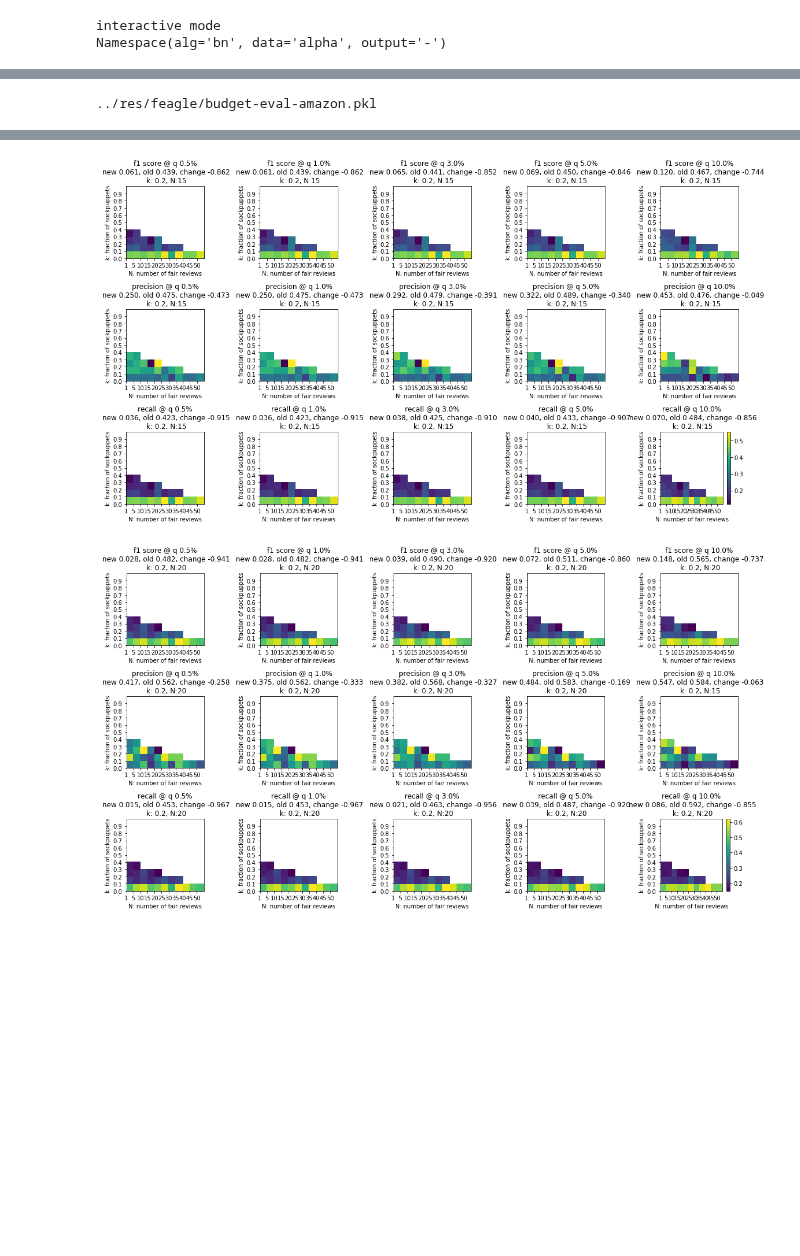
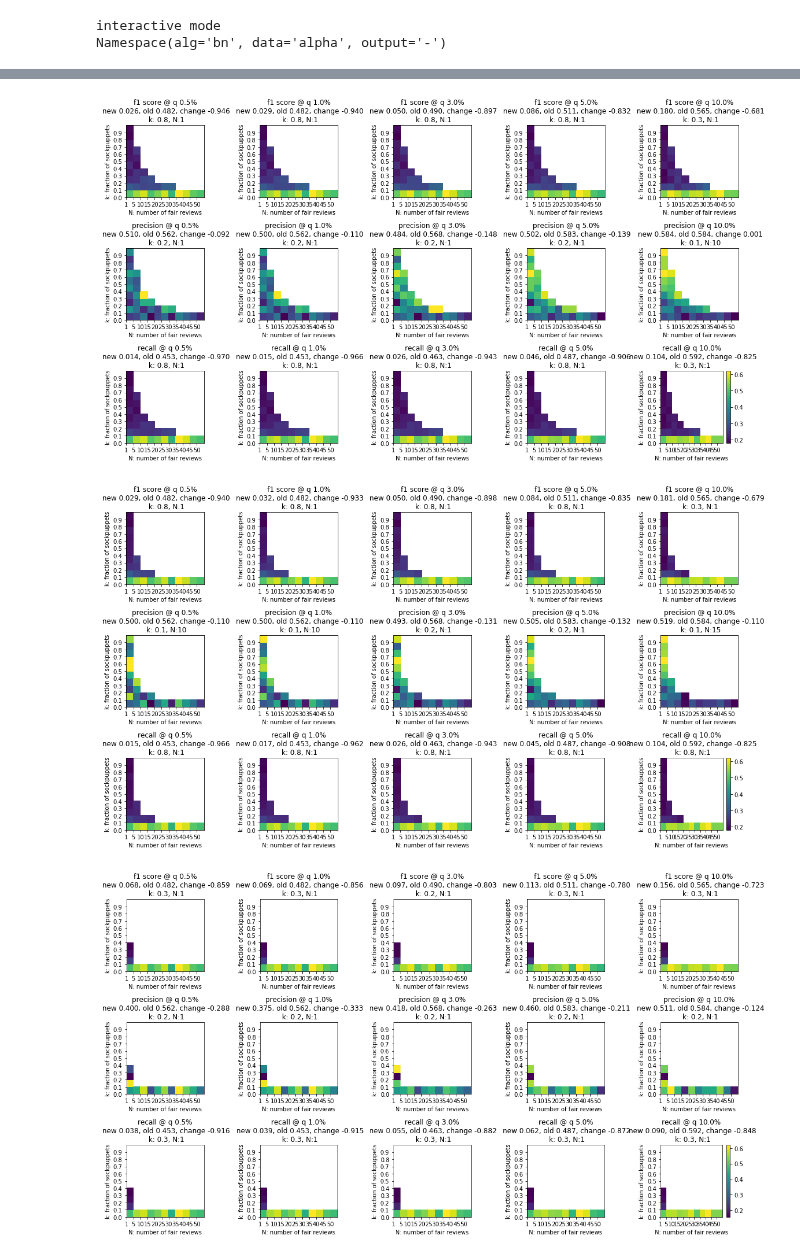
Before and after one commit to rzlll/DataMining, a Jupyter notebook: src/budget-heatmaps.ipynb, the cells around one changed output, grey strips where cells are left out. Drawn from its saved outputs; the diff is of its cells as text; code cells hidden in the pictures; blank space fills up the shorter version.

```diff
--- a/src/budget-heatmaps.ipynb
+++ b/src/budget-heatmaps.ipynb
@@ -39,7 +39,7 @@ data_list = ['otc', 'alpha', 'epinions', 'amazon']
 q_range = np.array([0.005, 0.01, 0.03, 0.05, 0.1])
 met_list = ['f1', 'prec', 'recl']
 
-ccost_budget_pairs = [(6, 600), (6.5, 325), (7, 70), (8, 40), (6, 1200), (6, 1000)]
+ccost_budget_pairs = [(8, 40), (6.5, 325), (6, 600), (6, 1000), (6, 1200)]
 
 k_range = np.arange(10) / 10
 n_range = list(range(0, 51, 5))
@@ -125,8 +129,8 @@ def create_heatmaps(alg, data):
 
     return figs, ret
 # %%
-fig, ret = create_heatmaps(alg='rsd', data='amazon')
-display(pd.DataFrame(ret))
+# fig, ret = create_heatmaps(alg='rsd', data='amazon')
+# display(pd.DataFrame(ret))
 fig, ret = create_heatmaps(alg='feagle', data='amazon')
-display(pd.DataFrame(ret))
+display(pd.DataFrame(ret[(6, 600)]))
 # %% [output]
@@ -138 +147,0 @@ display(pd.DataFrame(ret))
-../res/feagle/budget-eval-amazon.pkl
@@ -143,2 +148,3 @@ display(pd.DataFrame(ret))
-[figure, old version]
+[figure, new version]
-[figure, old version]
+[figure, new version]
+[figure, added]
```
Also changed, not shown: parts of 5 cells of this notebook, 2 other files.
